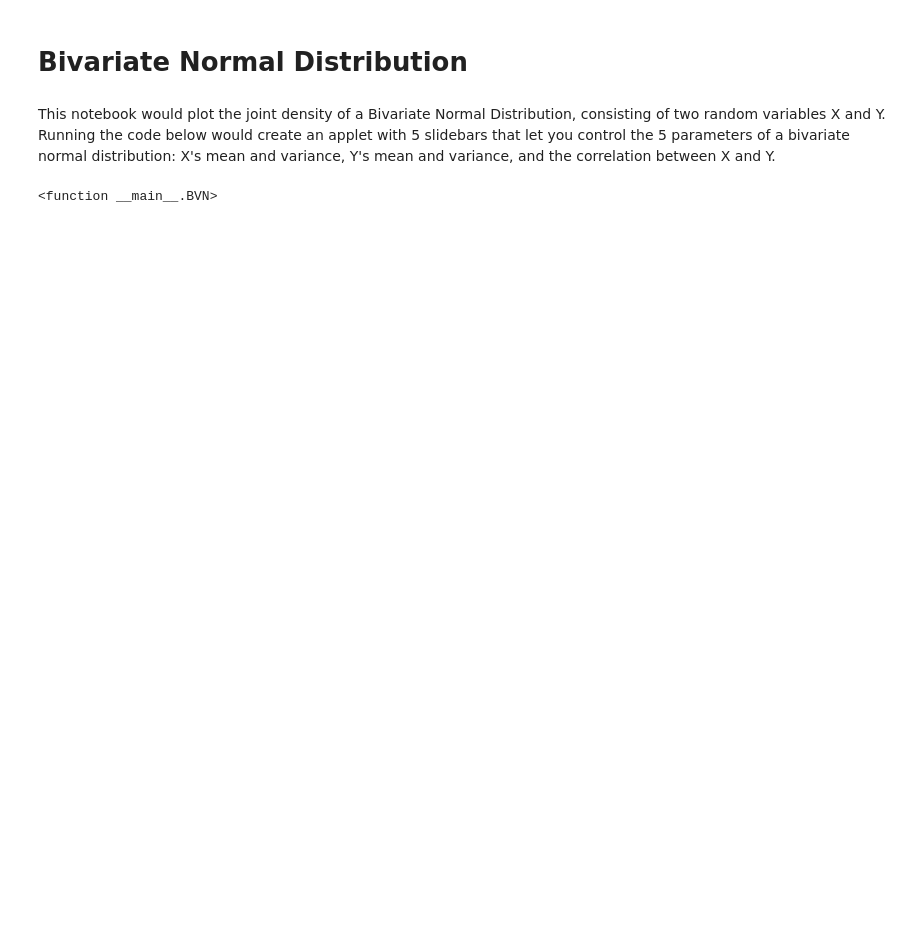
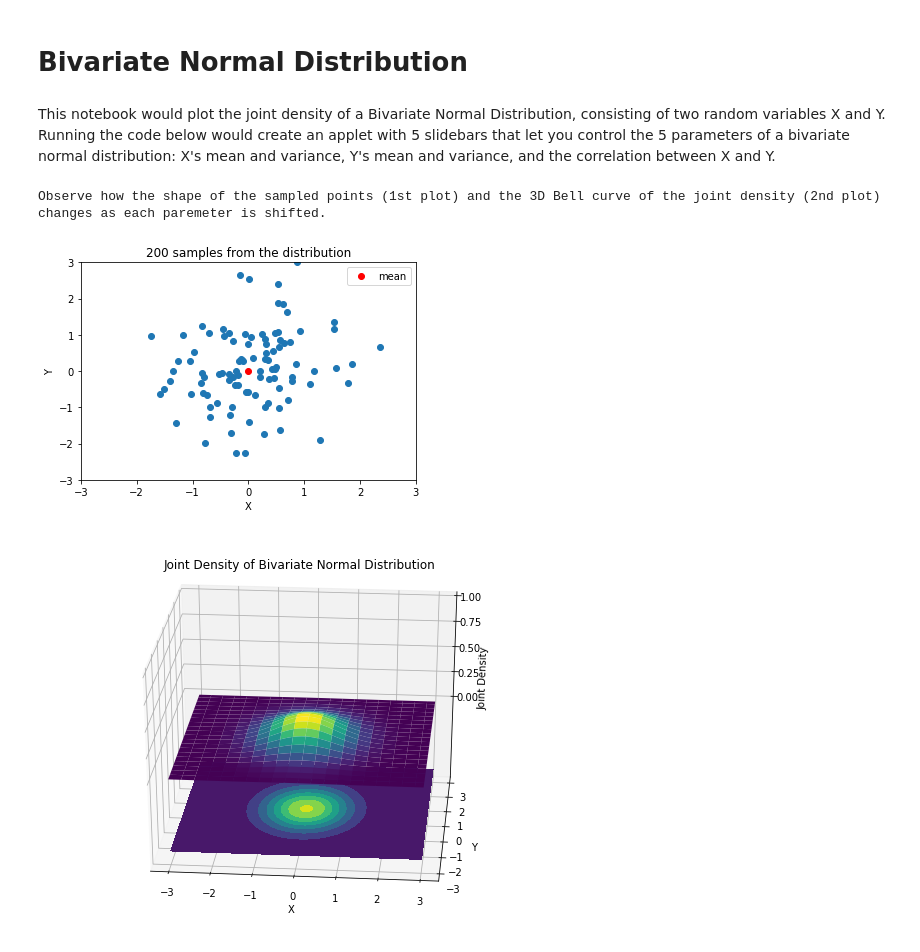
Before and after one commit to gwkim1/ECON-21000-Viz, a Jupyter notebook: Bivariate Normal Distribution.ipynb, the cells around one changed output. Saved outputs shown, nothing was run; the diff lists cells and outputs as text; code cells hidden in the pictures; blank space fills up the shorter version.

Commit message:
Changed to col and interact_manual

```diff
--- a/Bivariate Normal Distribution.ipynb
+++ b/Bivariate Normal Distribution.ipynb
@@ -18,29 +18,30 @@ from mpl_toolkits.mplot3d import Axes3D
 
 def multivariate_gaussian(pos, mu, Sigma):
     """Return the multivariate Gaussian distribution on array pos.
-
     pos is an array constructed by packing the meshed arrays of variables
     x_1, x_2, x_3, ..., x_k into its _last_ dimension.
     """
+    try:
+        n = mu.shape[0]
+        Sigma_det = np.linalg.det(Sigma)
+        Sigma_inv = np.linalg.inv(Sigma)
+        N = np.sqrt((2*np.pi)**n * Sigma_det)
+        # This einsum call calculates (x-mu)T.Sigma-1.(x-mu) in a vectorized
+        # way across all the input variables.
+        fac = np.einsum('...k,kl,...l->...', pos-mu, Sigma_inv, pos-mu)
 
-    n = mu.shape[0]
-    Sigma_det = np.linalg.det(Sigma)
-    Sigma_inv = np.linalg.inv(Sigma)
-    N = np.sqrt((2*np.pi)**n * Sigma_det)
-    # This einsum call calculates (x-mu)T.Sigma-1.(x-mu) in a vectorized
-    # way across all the input variables.
-    fac = np.einsum('...k,kl,...l->...', pos-mu, Sigma_inv, pos-mu)
+        return np.exp(-fac / 2) / N
 
-    return np.exp(-fac / 2) / N
+    except:
+        print("Invalid covariance")
+        return
 
-def BVN(meanX, meanY, varX, varY, corr):
-    cov = corr * math.sqrt(varY) * math.sqrt(varX)
+def BVN(meanX, meanY, varX, varY, cov):
     meanY = float(meanY)
     meanX = float(meanX)
     varY = float(varY)
     varX = float(varX)
-
-
+    cov = float(cov)
 
     print ("Observe how the shape of the sampled points (1st plot) and the 3D Bell curve of the joint density (2nd plot)" + \
          " changes as each paremeter is shifted.")
@@ -55,9 +56,8 @@ def BVN(meanX, meanY, varX, varY, corr):
     mu = np.array([meanX, meanY])
     Sigma = np.array([[varX , cov], [cov,  varY]])
 
-
     # Randomly sample 200 points for the scatterplot
-    samples = np.random.multivariate_normal(mu, Sigma, 200)
+    samples = np.random.multivariate_normal(mu, Sigma, 100)
     plt.scatter(samples[:,0], samples[:,1])
     plt.plot(meanX, meanY, 'ro', label='mean')
     plt.legend()
@@ -67,33 +67,35 @@ def BVN(meanX, meanY, varX, varY, corr):
     plt.ylim(-3, 3)
     plt.ylabel("Y")
     plt.show()
 
     # Pack X and Y into a single 3-dimensional array
     pos = np.empty(X.shape + (2,))
     pos[:, :, 0] = X
     pos[:, :, 1] = Y
 
     # The distribution on the variables X, Y packed into pos.
     Z = multivariate_gaussian(pos, mu, Sigma)
 
     # Create a surface plot and projected filled contour plot under it.
     fig = plt.figure()
     fig.set_size_inches(9, 7)
     ax = fig.gca(projection='3d')
     ax.plot_surface(X, Y, Z, rstride=3, cstride=3, linewidth=1, antialiased=True,
                     cmap=cm.viridis)
     ax.set_xlabel("X")
     ax.set_ylabel("Y")
     ax.set_zlabel("Joint Density")
-    cset = ax.contourf(X, Y, Z, zdir='z', offset=-0.8, cmap=cm.viridis)
+    cset = ax.contourf(X, Y, Z, zdir='z', offset=-0.7, cmap=cm.viridis)
 
     # Adjust the limits, ticks and view angle
     ax.set_zlim(-0.8,1.0)
     ax.set_zticks(np.linspace(0,1.0,5))
     ax.view_init(27, -85)
     plt.title("Joint Density of Bivariate Normal Distribution")
     plt.show()
 
-interact(BVN, meanX=(-1.0, 1.0), meanY=(-1.0, 1.0), varX=(0.1, 1.0), varY=(0.1, 1.0), corr=(-0.90, 0.90))
+interact_manual(BVN, meanX=(-1.0, 1.0), meanY=(-1.0, 1.0), varX=(0.1, 1.0), varY=(0.1, 1.0), cov=(-1.0, 1.0))
 # %% [output]
-<function __main__.BVN>
+Observe how the shape of the sampled points (1st plot) and the 3D Bell curve of the joint density (2nd plot) changes as each paremeter is shifted.
+[figure, added]
+[figure, added]
```
